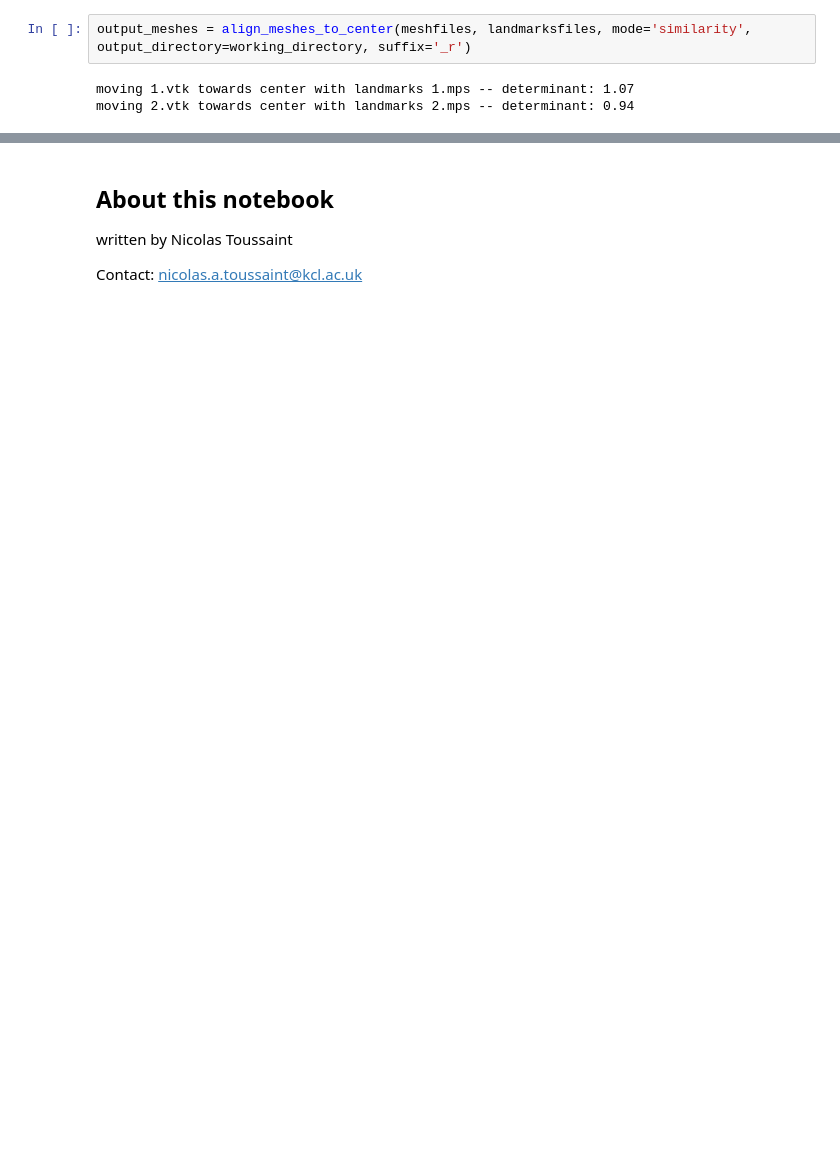
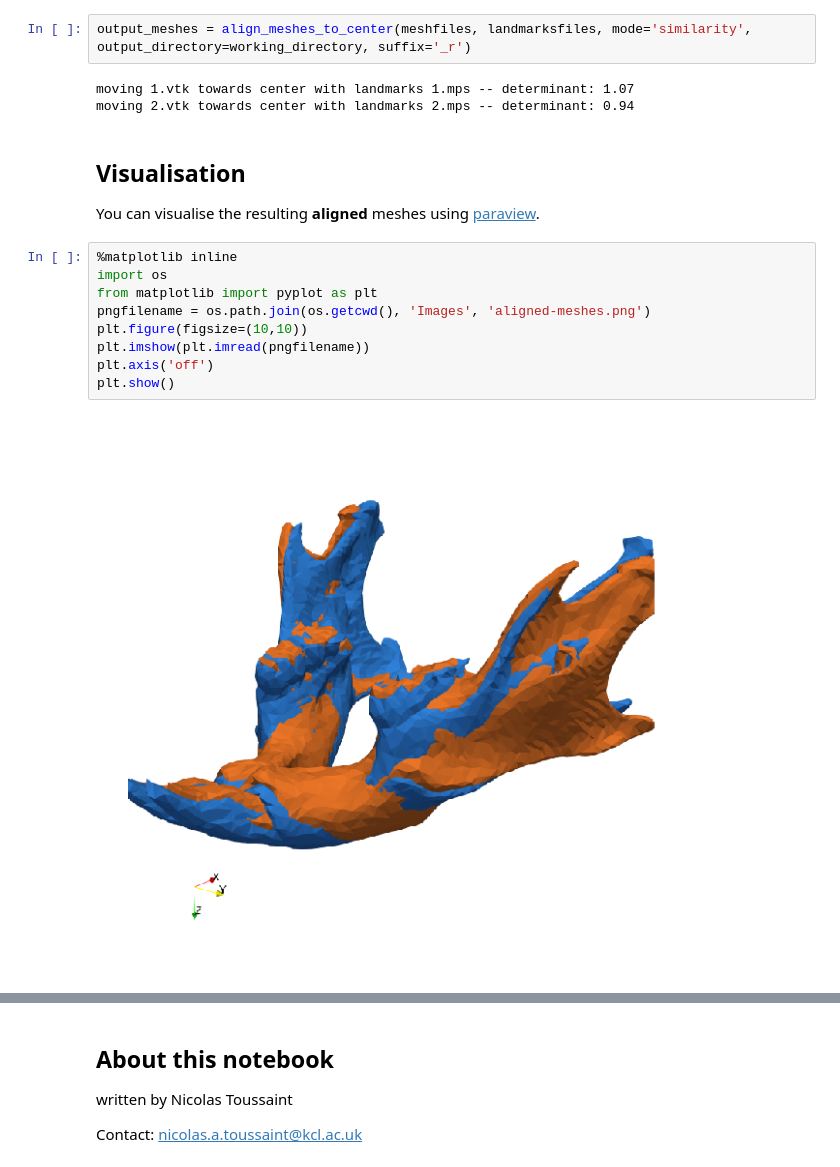
Before and after one commit to marta-vidalgarcia/landmark-free-deformetrica, a Jupyter notebook: mesh-alignment.ipynb, the cells around one changed output, grey strips where cells are left out. Drawn from its saved outputs; the diff is of its cells as text; blank space fills up the shorter version.

```diff
--- a/mesh-alignment.ipynb
+++ b/mesh-alignment.ipynb
@@ -404,3 +425,18 @@ output_meshes = align_meshes_to_center(meshfiles, landmarksfiles, mode='similari
 # %% [output]
 moving 1.vtk towards center with landmarks 1.mps -- determinant: 1.07
 moving 2.vtk towards center with landmarks 2.mps -- determinant: 0.94
+# %% [markdown]
+## Visualisation
+
+You can visualise the resulting **aligned** meshes using [paraview](www.paraview.org).
+# %%
+%matplotlib inline
+import os
+from matplotlib import pyplot as plt
+pngfilename = os.path.join(os.getcwd(), 'Images', 'aligned-meshes.png')
+plt.figure(figsize=(10,10))
+plt.imshow(plt.imread(pngfilename))
+plt.axis('off')
+plt.show()
+# %% [output]
+[figure, added]
```
Also changed, not shown: parts of 14 cells of this notebook, 4 other files.
